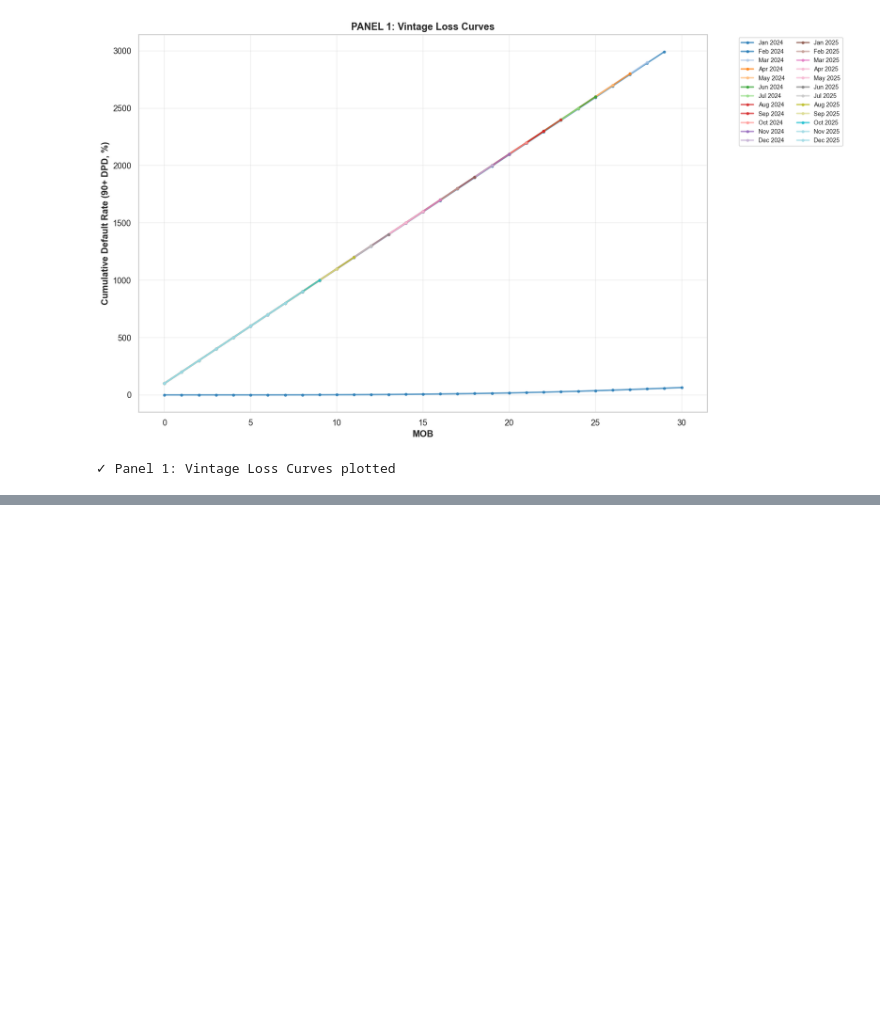
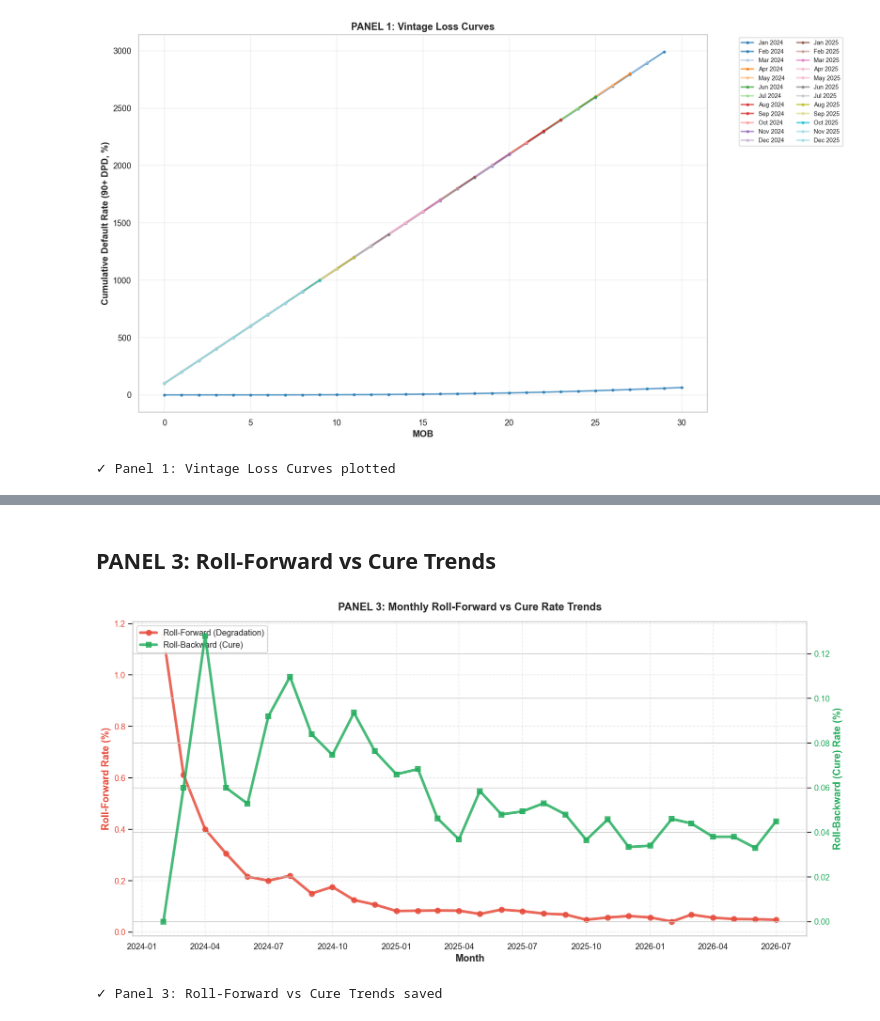
Before and after one commit to kariuki392/DataAnalysisProject26-Monthly-Loan-Portfolio-Roll-Rate-Vintage-Analysis-Engine, a Jupyter notebook: notebooks/LoanPortfolioRollRate&VintageAnalysisEngine.ipynb, the cells around one changed output, grey strips where cells are left out. Cells and saved outputs as stored; diff of their text form; code cells hidden in the pictures; blank space fills up the shorter version.

```diff
--- a/notebooks/LoanPortfolioRollRate&VintageAnalysisEngine.ipynb
+++ b/notebooks/LoanPortfolioRollRate&VintageAnalysisEngine.ipynb
@@ -167,0 +222,35 @@ print('✓ Panel 1: Vintage Loss Curves plotted')
+# %% [markdown]
+## PANEL 3: Roll-Forward vs Cure Trends
+# %%
+fig, ax1 = plt.subplots(figsize=(14, 7))
+ax2 = ax1.twinx()
+
+# Plot lines
+line1 = ax1.plot(roll_fwd_df['Month'], roll_fwd_df['Rate'],
+                color='#E74C3C', linewidth=3.5, marker='o', markersize=7,
+                label='Roll-Forward (Degradation)', alpha=0.85)
+line2 = ax2.plot(roll_bwd_df['Month'], roll_bwd_df['Rate'],
+                color='#27AE60', linewidth=3.5, marker='s', markersize=7,
+                label='Roll-Backward (Cure)', alpha=0.85)
+
+ax1.set_xlabel('Month', fontweight='bold', fontsize=13)
+ax1.set_ylabel('Roll-Forward Rate (%)', fontweight='bold', fontsize=13, color='#E74C3C')
+ax2.set_ylabel('Roll-Backward (Cure) Rate (%)', fontweight='bold', fontsize=13, color='#27AE60')
+ax1.set_title('PANEL 3: Monthly Roll-Forward vs Cure Rate Trends', fontweight='bold', fontsize=14, pad=15)
+
+ax1.tick_params(axis='y', labelcolor='#E74C3C', labelsize=11)
+ax2.tick_params(axis='y', labelcolor='#27AE60', labelsize=11)
+ax1.grid(True, alpha=0.4, linestyle='--')
+
+# Combined legend
+lines = line1 + line2
+labels = [l.get_label() for l in lines]
+ax1.legend(lines, labels, loc='upper left', fontsize=11, framealpha=0.95)
+
+plt.tight_layout()
+plt.show()
+plt.close()
+print('✓ Panel 3: Roll-Forward vs Cure Trends saved')
+# %% [output]
+[figure, added]
+✓ Panel 3: Roll-Forward vs Cure Trends saved
```
Also changed, not shown: parts of 6 cells of this notebook.
